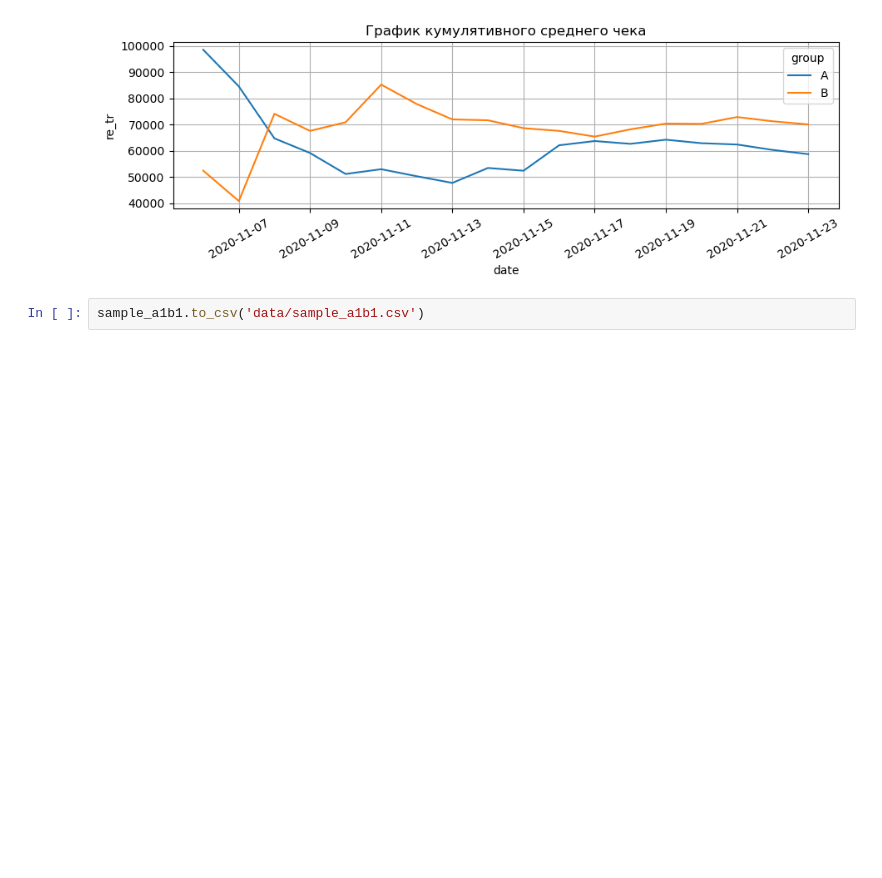
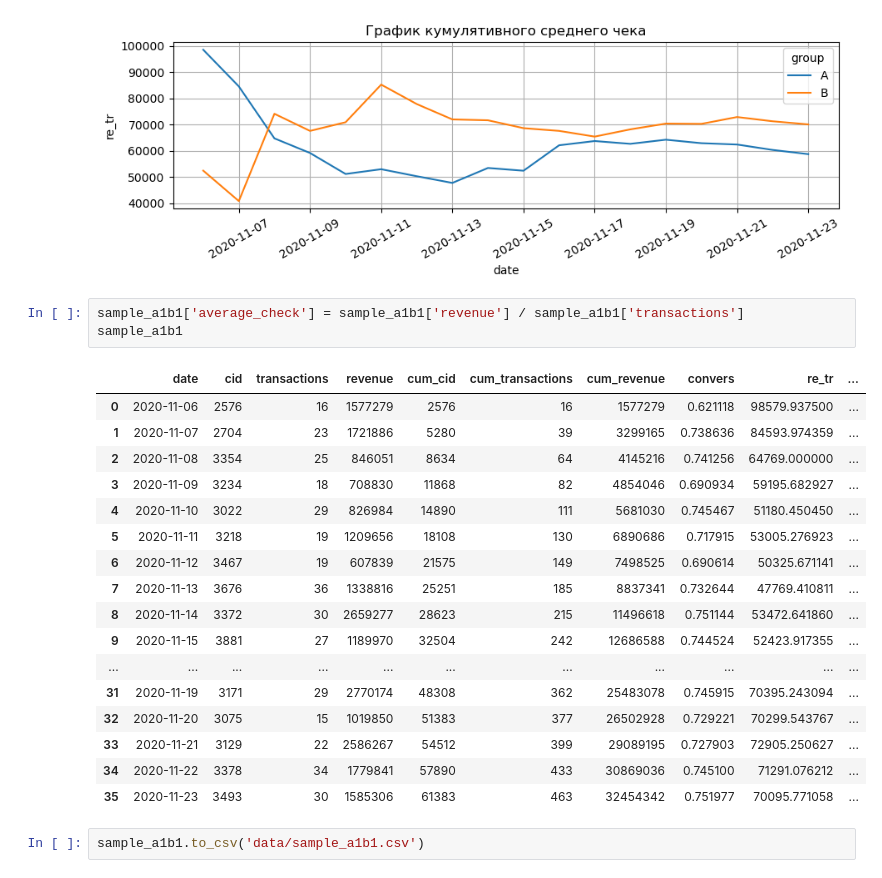
Before and after one commit to alexander-stratonov/Skillfactory, a Jupyter notebook: __127 поток/Блок 3. Разведывательный анализ данных/EDA-5. AB-тестирование 3-4.ipynb, the cells around one changed output. Saved outputs shown, nothing was run; the diff lists cells and outputs as text; blank space fills up the shorter version.

```diff
--- a/__127 поток/Блок 3. Разведывательный анализ данных/EDA-5. AB-тестирование 3-4.ipynb
+++ b/__127 поток/Блок 3. Разведывательный анализ данных/EDA-5. AB-тестирование 3-4.ipynb
@@ -249,5 +249,26 @@ ax.xaxis.set_tick_params(rotation = 30)
 ax.grid(True);
 # %% [output]
 [figure]
+# %%
+sample_a1b1['average_check'] = sample_a1b1['revenue'] / sample_a1b1['transactions']
+sample_a1b1
+# %% [output]
+|  | date | cid | transactions | revenue | cum_cid | cum_transactions | cum_revenue | convers | re_tr | ... |
+| 0 | 2020-11-06 | 2576 | 16 | 1577279 | 2576 | 16 | 1577279 | 0.621118 | 98579.937500 | ... |
+| 1 | 2020-11-07 | 2704 | 23 | 1721886 | 5280 | 39 | 3299165 | 0.738636 | 84593.974359 | ... |
+| 2 | 2020-11-08 | 3354 | 25 | 846051 | 8634 | 64 | 4145216 | 0.741256 | 64769.000000 | ... |
+| 3 | 2020-11-09 | 3234 | 18 | 708830 | 11868 | 82 | 4854046 | 0.690934 | 59195.682927 | ... |
+| 4 | 2020-11-10 | 3022 | 29 | 826984 | 14890 | 111 | 5681030 | 0.745467 | 51180.450450 | ... |
+| 5 | 2020-11-11 | 3218 | 19 | 1209656 | 18108 | 130 | 6890686 | 0.717915 | 53005.276923 | ... |
+| 6 | 2020-11-12 | 3467 | 19 | 607839 | 21575 | 149 | 7498525 | 0.690614 | 50325.671141 | ... |
+| 7 | 2020-11-13 | 3676 | 36 | 1338816 | 25251 | 185 | 8837341 | 0.732644 | 47769.410811 | ... |
+| 8 | 2020-11-14 | 3372 | 30 | 2659277 | 28623 | 215 | 11496618 | 0.751144 | 53472.641860 | ... |
+| 9 | 2020-11-15 | 3881 | 27 | 1189970 | 32504 | 242 | 12686588 | 0.744524 | 52423.917355 | ... |
+| ... | ... | ... | ... | ... | ... | ... | ... | ... | ... | ... |
+| 31 | 2020-11-19 | 3171 | 29 | 2770174 | 48308 | 362 | 25483078 | 0.745915 | 70395.243094 | ... |
+| 32 | 2020-11-20 | 3075 | 15 | 1019850 | 51383 | 377 | 26502928 | 0.729221 | 70299.543767 | ... |
+| 33 | 2020-11-21 | 3129 | 22 | 2586267 | 54512 | 399 | 29089195 | 0.727903 | 72905.250627 | ... |
+| 34 | 2020-11-22 | 3378 | 34 | 1779841 | 57890 | 433 | 30869036 | 0.745100 | 71291.076212 | ... |
+| 35 | 2020-11-23 | 3493 | 30 | 1585306 | 61383 | 463 | 32454342 | 0.751977 | 70095.771058 | ... |
 # %%
 sample_a1b1.to_csv('data/sample_a1b1.csv')
```
Also changed, not shown: 1 other file.
